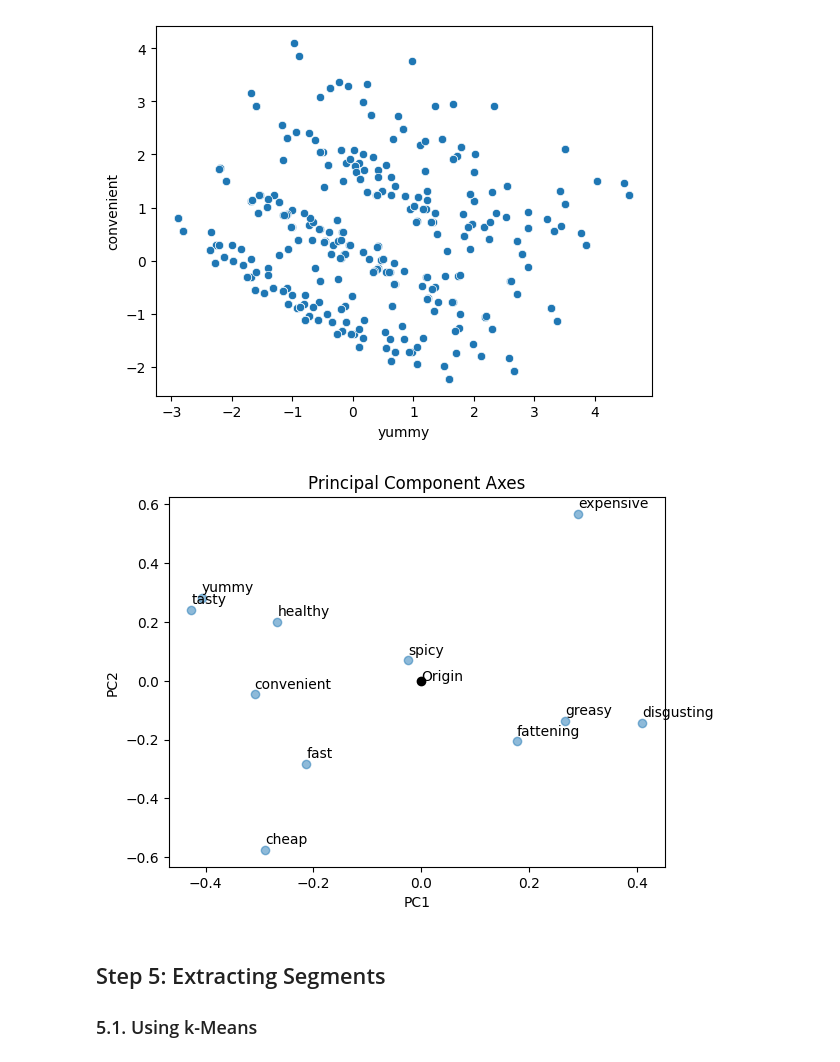
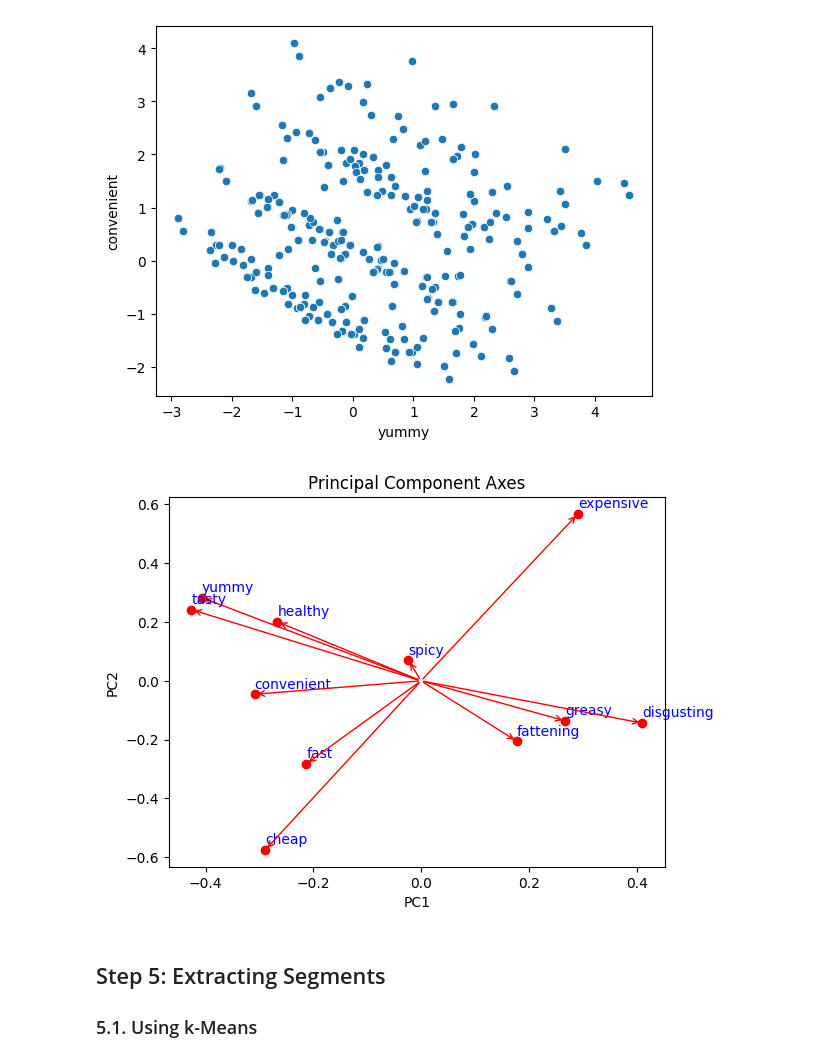
Before and after one commit to Adhiban1/Market-Segmentation, a Jupyter notebook: McDonalds-Case-Study.ipynb, the cells around one changed output. Drawn from its saved outputs; the diff is of its cells as text; code cells hidden in the pictures.

```diff
--- a/McDonalds-Case-Study.ipynb
+++ b/McDonalds-Case-Study.ipynb
@@ -116,18 +116,23 @@ import seaborn as sns
 sns.scatterplot(data=pca_df, x='yummy', y='convenient');
 # %% [output]
 [figure]
-# %%
-plt.scatter(pca.components_[0, :], pca.components_[1, :], alpha=0.5)
-plt.scatter(0, 0, c='black')
-plt.xlabel('PC1')
-plt.ylabel('PC2')
-plt.title('Principal Component Axes')
-plt.text(0, 0, 'Origin')
-for i,j in enumerate(pca_df.columns):
-    plt.text(pca.components_[0, :][i], pca.components_[1, :][i]+0.02, j)
-plt.show()
-# %% [output]
-[figure, removed]
+# %%
+# plt.scatter(x=pca_df['yummy'], y=pca_df['convenient'])
+
+scale = 1
+
+for i,j in enumerate(pca_df.columns):
+    plt.text(pca.components_[0, :][i]*scale, (pca.components_[1, :][i]+0.02)*scale, j, color='blue')
+    # plt.arrow(0, 0, pca.components_[0, :][i]*scale, pca.components_[1, :][i]*scale, color='red')
+    plt.annotate('', xytext=(0, 0), xy=(pca.components_[0, :][i]*scale, pca.components_[1, :][i]*scale), arrowprops=dict(arrowstyle="->", color='red'))
+plt.scatter(pca.components_[0, :]*scale, pca.components_[1, :]*scale, color='red')
+plt.xlabel('PC1')
+plt.ylabel('PC2')
+plt.title('Principal Component Axes')
+
+plt.show()
+# %% [output]
+[figure, added]
 # %% [markdown]
 ## Step 5: Extracting Segments
 ### 5.1. Using k-Means
```
Also changed, not shown: parts of 5 cells of this notebook, 1 other file.
